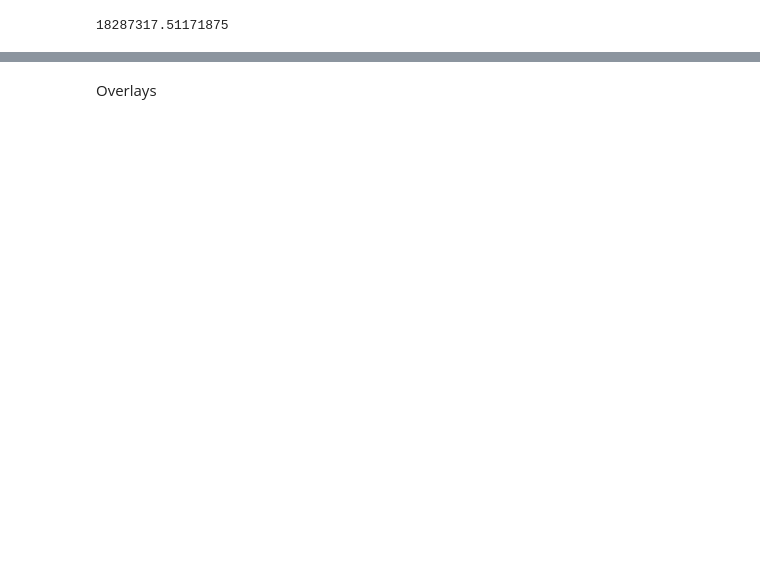
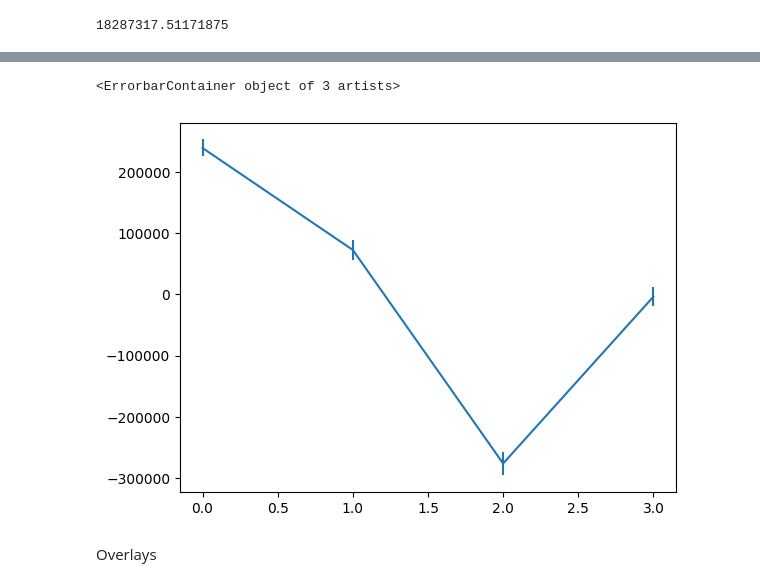
Before and after one commit to j-brady/nmr-for-pandas, a Jupyter notebook: Examples.ipynb, the cells around one changed output, grey strips where cells are left out. Cells and saved outputs as stored; diff of their text form; code cells hidden in the pictures; blank space fills up the shorter version.

```diff
--- a/Examples.ipynb
+++ b/Examples.ipynb
@@ -66,3 +72,10 @@ print(data.threshold)
+# %%
+query = "X_PPM > 7.24 & X_PPM < 7.28 & Y_PPM > 124.8 & Y_PPM < 125.3"
+d = data.df.query(query).groupby("Z").agg([sum,np.std])["intensity"]
+plt.errorbar(d.index, d["sum"], yerr=d["std"])
+# %% [output]
+<ErrorbarContainer object of 3 artists>
+[figure, added]
 # %% [markdown]
 Overlays
 # %%
```
Also changed, not shown: parts of 5 cells of this notebook, 9 other files.
